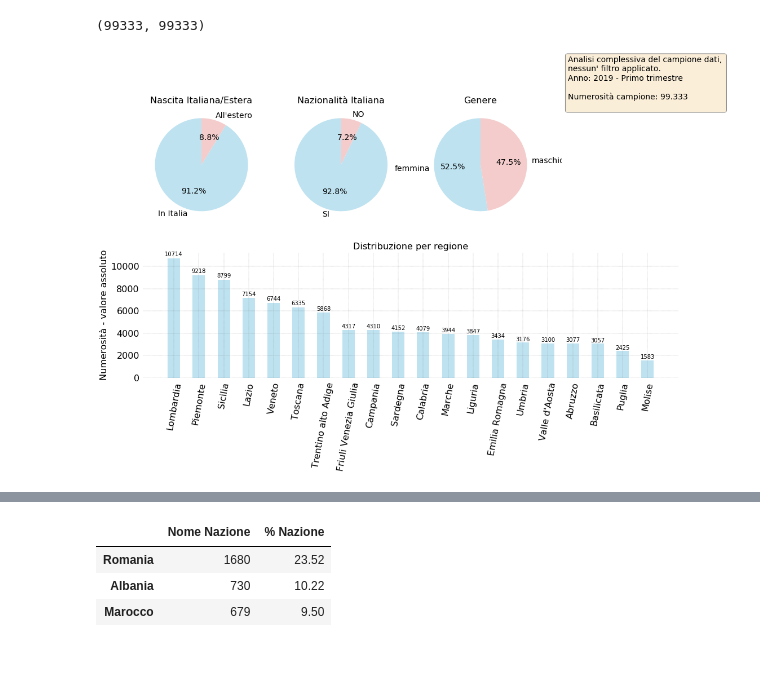
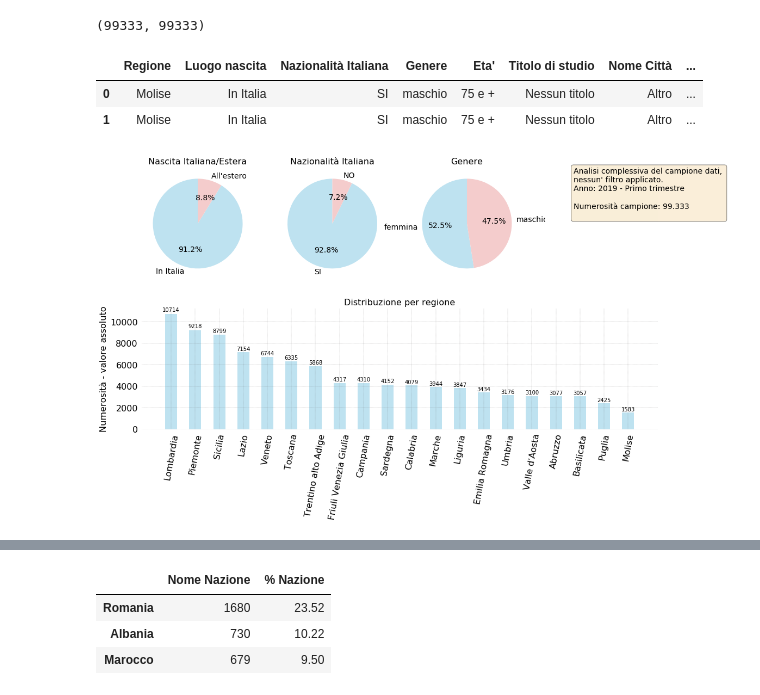
Before and after one commit to p-giovanni/ForzaLavoro, a Jupyter notebook: notebook/ForzaLavoro.ipynb, the cells around one changed output, grey strips where cells are left out. Cells and saved outputs as stored; diff of their text form; code cells hidden in the pictures; blank space fills up the shorter version.

Commit message:
New chart

```diff
--- a/notebook/ForzaLavoro.ipynb
+++ b/notebook/ForzaLavoro.ipynb
@@ -148,7 +155,8 @@ data_file = os.path.join("..","data","MICRODATI","RCFL_Microdati_2019_Secondo_tr
 dtype_dict = {
     'ETAM': 'object',
     'EDULEV': 'object',
-    'CITSES': 'object'
+    'CITSES': 'object',
+    'COND10': 'object'
 }
 df = pd.read_csv(data_file, sep='\t', lineterminator='\n',low_memory=False, dtype=dtype_dict)
 
@@ -177,7 +183,9 @@ df["GRACOM"] = df["GRACOM"].apply(lambda row: "00000" if row not in big_city_GRA
 df['CITSES'] = df['CITSES'].apply(lambda row: "000" if row not in nd_df['codice'].values else row)
 
 # Do all the merges to have the human readable values instead of codes (for small datasets).
-df_red = df[['REG', "GRACOM", 'ETAM', 'SG11', 'SG13', 'SG16', 'EDULEV','CITSES','COND3']]
+df_red = df[['REG', "GRACOM", 'ETAM', 'SG11', 'SG13', 'SG16', 'EDULEV','CITSES','COND3','COND10']]
+
+# Do all the joins to decode the used variables (NOTE: ok for a small df like this one).
 df_red = pd.merge(df_red, regione, left_on='REG', right_on='codice')
 df_red = pd.merge(df_red, it_est_sg13, left_on='SG13', right_on='codice')
 df_red = pd.merge(df_red, si_no_sg16, left_on='SG16', right_on='codice')
@@ -186,12 +194,14 @@ df_red = pd.merge(df_red, age_bracket_ETAM,left_on='ETAM', right_on='codice')
 df_red = pd.merge(df_red, education_level_EDULEV, how='outer', left_on='EDULEV', right_on='codice')
 df_red = pd.merge(df_red, big_city_GRACOM,left_on='GRACOM', right_on='codice')
 df_red = pd.merge(df_red, nd_df,left_on='CITSES', right_on='codice')
+df_red = pd.merge(df_red, working_status_COND3, left_on='COND3', right_on='codice')
 
-df_red = pd.merge(df_red, working_status_COND3, left_on='COND3', right_on='codice')
+df_red = pd.merge(df_red, working_status_COND10, left_on='COND10', right_on='codice')
+
 
 #df_red.rename(index=str, columns={"ETAM": "Eta'"}, inplace=True)
 
-df_red.drop(columns=['REG','SG13', 'SG16', 'SG11', 'ETAM','EDULEV','GRACOM','CITSES','COND3',
+df_red.drop(columns=['REG','SG13', 'SG16', 'SG11', 'ETAM','EDULEV','GRACOM','CITSES','COND3','COND10',
                     "codice_x", "codice_y"], inplace=True)
 df_red.head(2)
 # %% [output]
@@ -205,6 +215,12 @@ assert reduced_df_tot_num == sample_tot_num, "After the join operations the numb
 (reduced_df_tot_num, sample_tot_num)
 # %% [output]
 (99333, 99333)
+# %%
+df_red.head(2)
+# %% [output]
+|  | Regione | Luogo nascita | Nazionalità Italiana | Genere | Eta' | Titolo di studio | Nome Città | ... |
+| 0 | Molise | In Italia | SI | maschio | 75 e + | Nessun titolo | Altro | ... |
+| 1 | Molise | In Italia | SI | maschio | 75 e + | Nessun titolo | Altro | ... |
 # %%
 
 fig = plt.figure(figsize=(17, 9))
@@ -233,8 +249,9 @@ colors = ["#BEE2F0", "#F4CCCC", "#81898c"]
 
 # ------------------------------------------------------------------------
 # Pie chart.
-ax[0].set_title("Nascita Italiana/Estera", fontsize=16)
-ch1 = ax[0].pie(it_est_cnt.values,
+idx = 0
+ax[idx].set_title("Nascita Italiana/Estera", fontsize=16)
+ch1 = ax[idx].pie(it_est_cnt.values,
           labels=it_est_cnt.index,
           shadow=False,
           colors=colors,
@@ -243,8 +260,9 @@ ch1 = ax[0].pie(it_est_cnt.values,
           textprops={'fontsize': 14})
 
 # ------------------------------------------------------------------------
-ax[1].set_title("Nazionalità Italiana", fontsize=16)
-ch2 = ax[1].pie(nationality.values,
+idx = 1
+ax[idx].set_title("Nazionalità Italiana", fontsize=16)
+ch2 = ax[idx].pie(nationality.values,
           labels=nationality.index,
           shadow=False,
           colors=colors,
@@ -253,53 +271,56 @@ ch2 = ax[1].pie(nationality.values,
           textprops={'fontsize': 14})
 
 # ------------------------------------------------------------------------
-ax[2].set_title("Genere", fontsize=16)
-ch2 = ax[2].pie(gender.values,
+idx = 2
+ax[idx].set_title("Genere", fontsize=16)
+ch2 = ax[idx].pie(gender.values,
           labels=gender.index,
           shadow=False,
           colors=colors,
           startangle=90,
           autopct='%1.1f%%',
           textprops={'fontsize': 14})
 
 # ------------------------------------------------------------------------
+idx = 3
 sample_num = f'{df.shape[0]:n}'.format()
 text = """Analisi complessiva del campione dati,
 nessun' filtro applicato.
 Anno: {y} - {q}
 
 Numerosità campione: {n}
 """.format(y=year,q=quarter_name,n=sample_num)
 
 props = dict(boxstyle='round', facecolor='wheat', alpha=0.5)
-ax[3].text(0.05, 0.95, text, fontsize=14, bbox=props)
-set_axes_common_properties(ax[3], True)
-ax[3].get_xaxis().set_ticks([])
-ax[3].get_yaxis().set_ticks([])
+ax[idx].text(0.25, 0.55, text, fontsize=14, bbox=props)
+set_axes_common_properties(ax[idx], True)
+ax[idx].get_xaxis().set_ticks([])
+ax[idx].get_yaxis().set_ticks([])
 
 # ------------------------------------------------------------------------
+idx = 4
 width = 0.5
 
 regions_dist = df_red['Regione'].value_counts().to_frame()
 region_num = regions_dist['Regione']
 region_labels = regions_dist.index
 
-rects_region = ax[4].bar(region_labels, region_num, width=width, color=colors[0])
-set_axes_common_properties(ax[4])
+rects_region = ax[idx].bar(region_labels, region_num, width=width, color=colors[0])
+set_axes_common_properties(ax[idx])
 
-autolabel(rects_region, ax[4])
+autolabel(rects_region, ax[idx])
 
-ax[4].set_xticklabels(region_labels, rotation=80)
-ax[4].tick_params(axis='both', labelsize=16)
-ax[4].set_title("Distribuzione per regione", fontsize=16)
-ax[4].set_ylabel("Numerosità - valore assoluto", fontsize=16)
+ax[idx].set_xticklabels(region_labels, rotation=80)
+ax[idx].tick_params(axis='both', labelsize=16)
+ax[idx].set_title("Distribuzione per regione", fontsize=16)
+ax[idx].set_ylabel("Numerosità - valore assoluto", fontsize=16)
 
-remove_tick_lines('y', ax[4])
-remove_tick_lines('x', ax[4])
+remove_tick_lines('y', ax[idx])
+remove_tick_lines('x', ax[idx])
 
 plt.savefig(os.path.join(images_path,"{prefix}forza_lavoro_composizione.png".format(prefix=file_prefix)))
 # %% [output]
-[figure, old version]
+[figure, new version]
 # %%
 esteri_mask = df_red['Nazionalità Italiana'] != 'SI'
 italian_mask = df_red['Nazionalità Italiana'] == 'SI'
```
Also changed, not shown: parts of 13 cells of this notebook, 4 other files.
